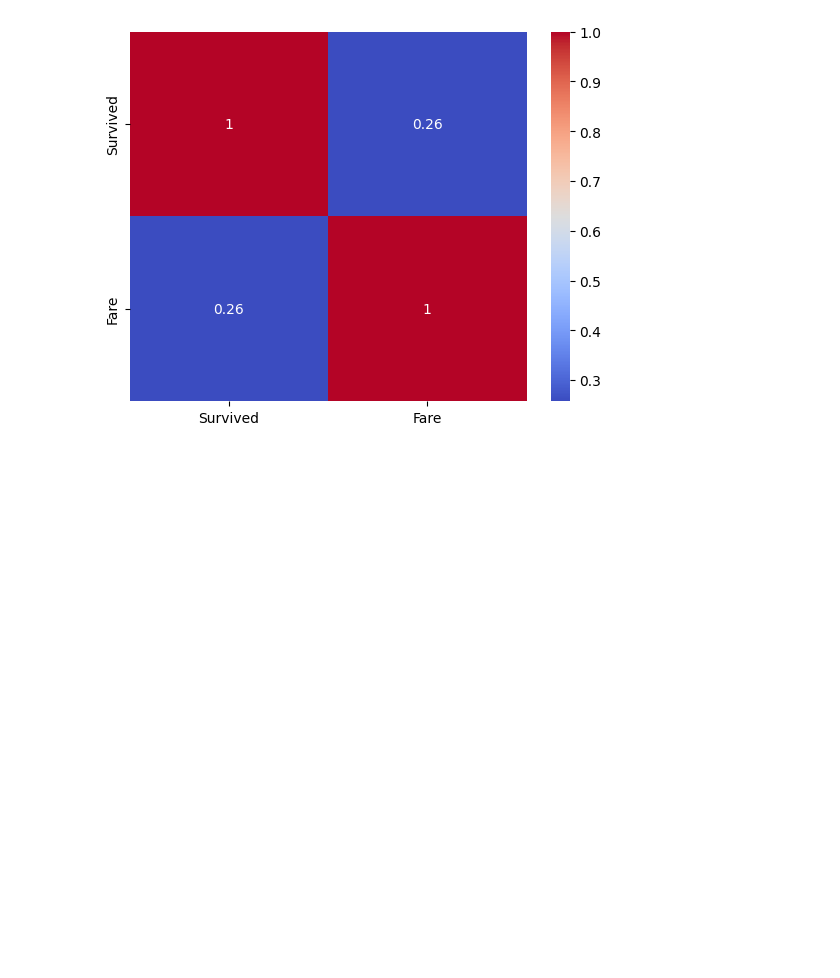
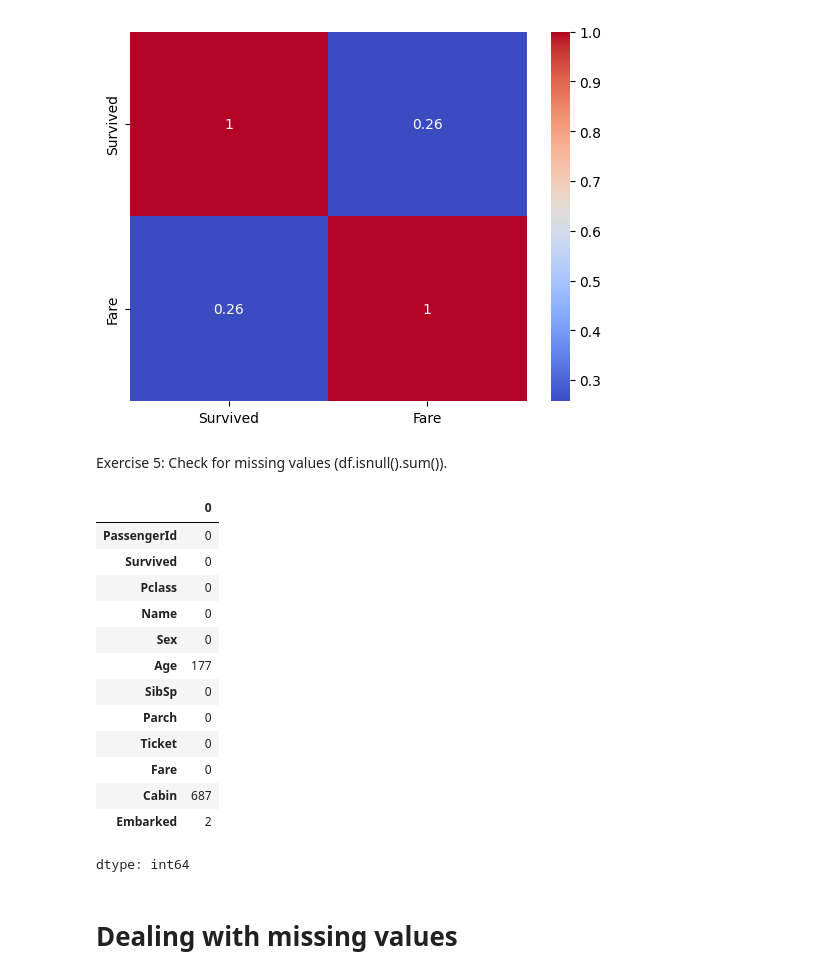
Before and after one commit to mupotsal/AIML, a Jupyter notebook: l_mupotsa_ml_ai_handson.ipynb, the cells around one changed output. Saved outputs shown, nothing was run; the diff lists cells and outputs as text; code cells hidden in the pictures; blank space fills up the shorter version.

```diff
--- a/l_mupotsa_ml_ai_handson.ipynb
+++ b/l_mupotsa_ml_ai_handson.ipynb
@@ -95,3 +95,25 @@ sns.heatmap(correlation_matrix, annot=True, cmap='coolwarm')
 # %% [output]
 <Axes: >
 [figure]
+# %% [markdown]
+Exercise 5: Check for missing values (df.isnull().sum()).
+# %%
+titanic_train_data.isnull().sum()
+# This shows how many missing values in the given columns
+# Age - 177 missing
+# Cabin missing 687 - Reasonable to drop that columnc
+# %% [output]
+|  | 0 |
+| PassengerId | 0 |
+| Survived | 0 |
+| Pclass | 0 |
+| Name | 0 |
+| Sex | 0 |
+| Age | 177 |
+| SibSp | 0 |
+| Parch | 0 |
+| Ticket | 0 |
+| Fare | 0 |
+| Cabin | 687 |
+| Embarked | 2 |
+dtype: int64
@@ -97,0 +123,2 @@ sns.heatmap(correlation_matrix, annot=True, cmap='coolwarm')
+# %% [markdown]
+# Dealing with missing values
```
Also changed, not shown: parts of 20 cells of this notebook.
